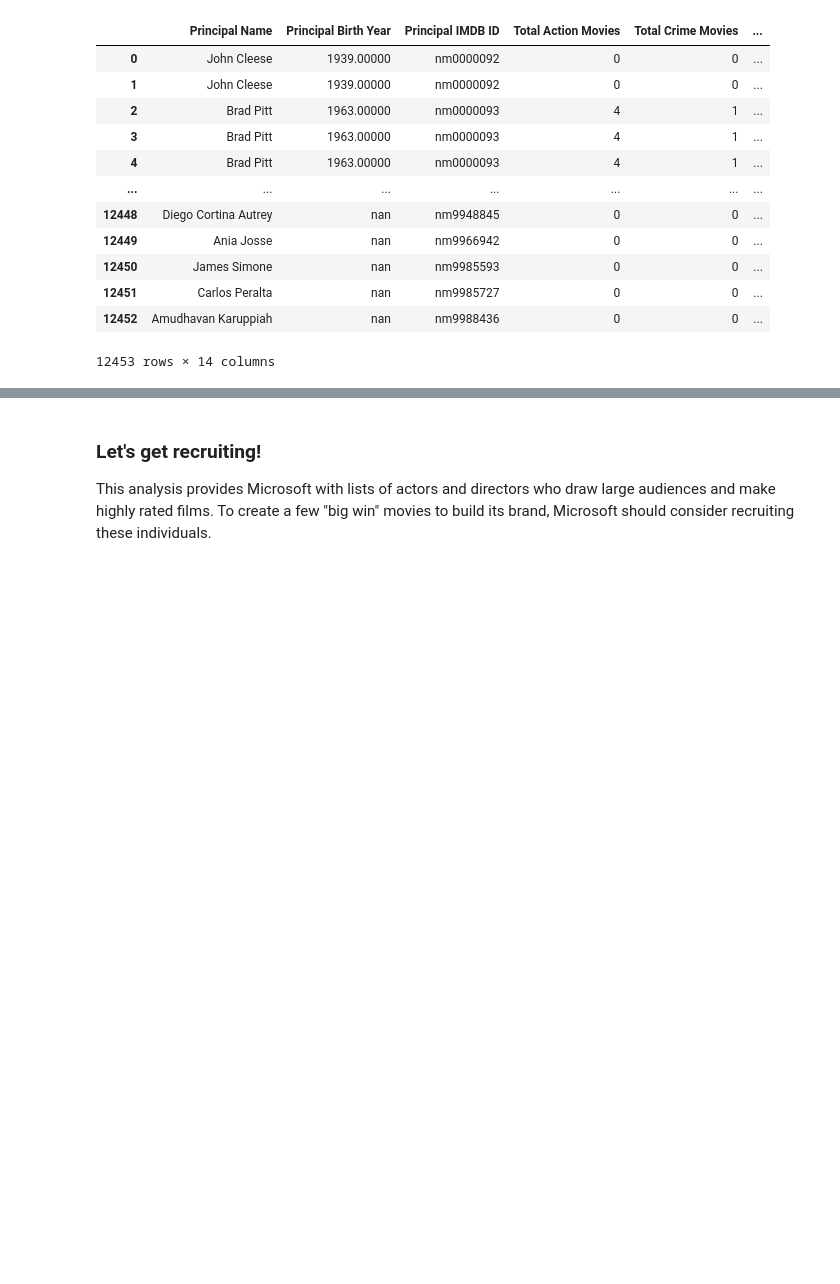
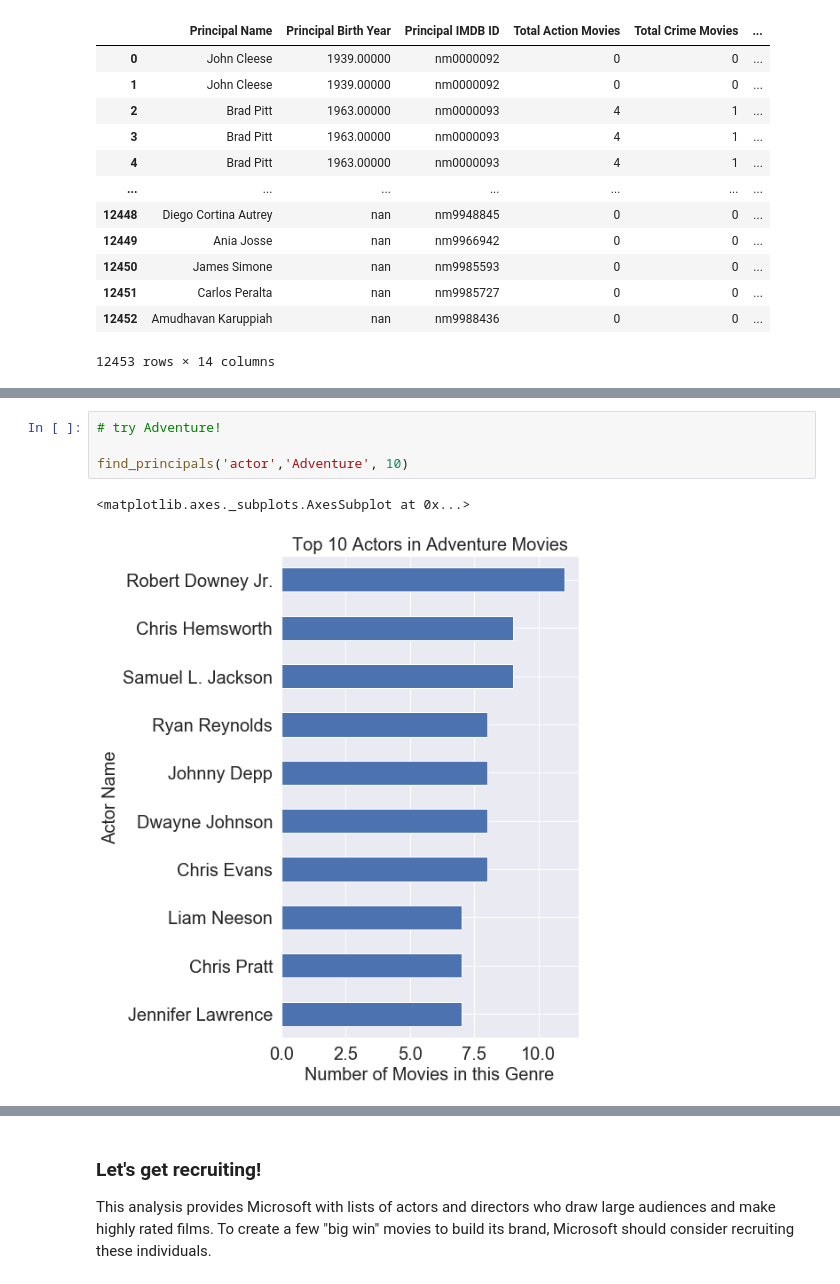
Before and after one commit to lilisbeit/Microsoft-Movies-Project, a Jupyter notebook: Microsoft-Movies-Notebook.ipynb, the cells around one changed output, grey strips where cells are left out. Drawn from its saved outputs; the diff is of its cells as text; blank space fills up the shorter version.

```diff
--- a/Microsoft-Movies-Notebook.ipynb
+++ b/Microsoft-Movies-Notebook.ipynb
@@ -1560,0 +1497,7 @@ ax.get_legend().remove()
+# %%
+# try Adventure!
+
+find_principals('actor','Adventure', 10)
+# %% [output]
+<matplotlib.axes._subplots.AxesSubplot at 0x...>
+[figure, added]
```
Also changed, not shown: parts of 12 cells of this notebook.
